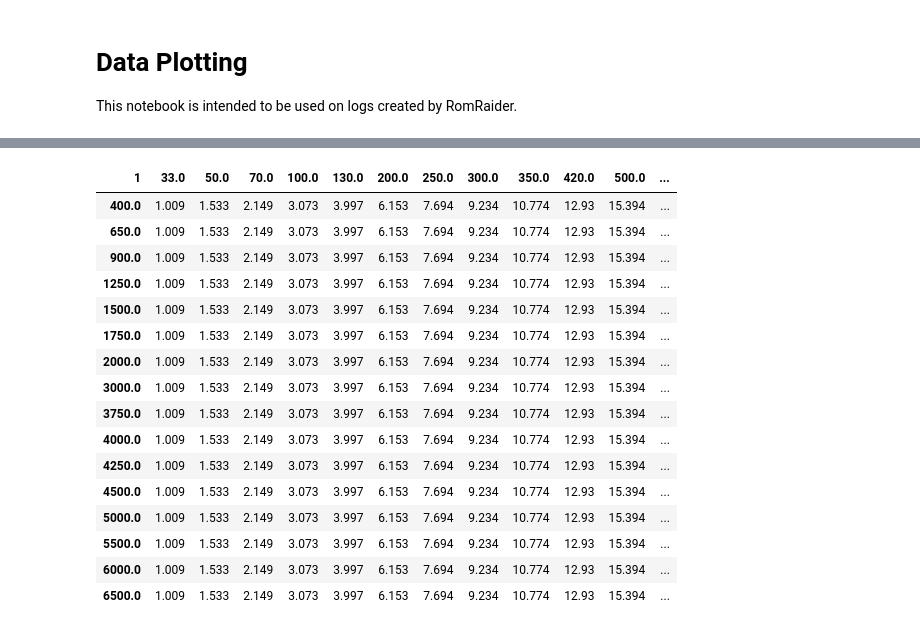
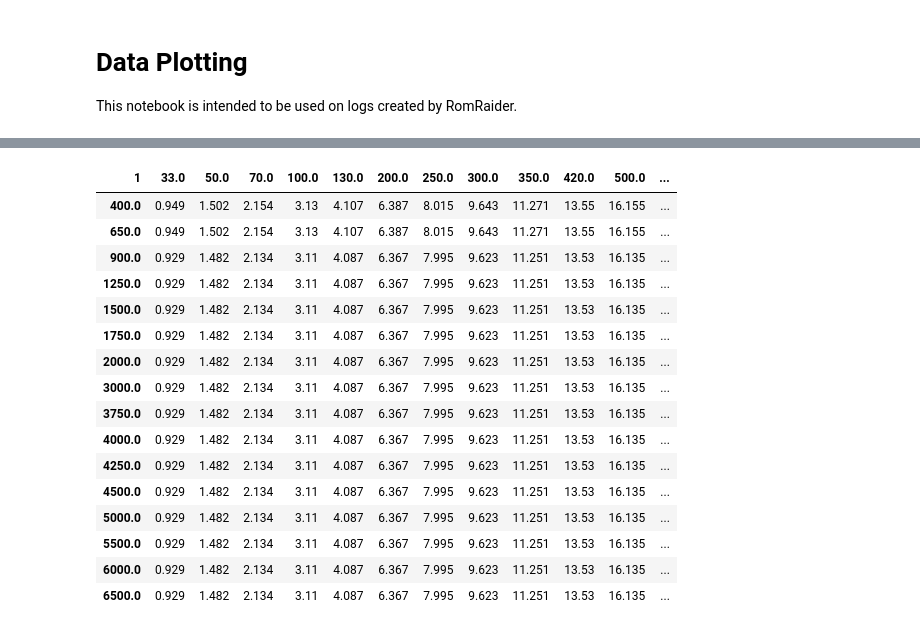
Before and after one commit to Mael-Le-Garrec/E46, a Jupyter notebook: Plot_Log_Data.ipynb, the cells around one changed output, grey strips where cells are left out. Drawn from its saved outputs; the diff is of its cells as text; code cells hidden in the pictures.

```diff
--- a/Plot_Log_Data.ipynb
+++ b/Plot_Log_Data.ipynb
@@ -21,6 +21,7 @@ pd.set_option('display.max_columns', None)
 # %%
 LOG_BASE_DIR = Path('logs/RomRaiders_Logs')
 
-all_logs = list(LOG_BASE_DIR.iterdir())
-pprint(all_logs)
+import subprocess
+res = subprocess.check_output(f'tree --du -h {LOG_BASE_DIR}', shell=True).decode('utf8')
+print(res)
 # %% [output]
@@ -73,0 +95,2 @@ Linear fit function: 0.030803727864418647 +  -0.007385360127617702
+# %%
+slope, intercept = plot_log(df1)
@@ -158,4 +170,7 @@ ax.legend()
 # %%
+from io import StringIO
+import pyperclip
+
 def read_map(s):
     rows = s.split('\n')
     m = [r.split('\t') for r in rows]
@@ -177,10 +192,8 @@ def read_map(s):
     return df
 
 
-def apply_linear(fuel_map, function):
-    slope = function[0]
-    intercept = function[1]
-
+def apply_linear(fuel_map, slope, intercept):
+    print(f'Applying function {slope} x + {intercept}')
     new_map = fuel_map.copy()
     for i in range(len(fuel_map.columns)):
         new_map.iloc[:,i] = (fuel_map.columns * slope + intercept)[i].round(3)
@@ -189,29 +202,44 @@ def apply_linear(fuel_map, function):
 
 
 # Read the fuel map from RomRaider
-fuel_map = read_map('''[Table3D]
+fuel_map = read_map('''
+[Table3D]
 33.000274017	49.998488379	70.00636164299999	99.996976758	130.008786654	199.993953516	249.99244189499998	299.990930274	349.989418653	419.99578029599996	500.006078571	600.003055329
-400.0	0.78	1.1280000000000001	1.624	2.312	3.056	4.924	6.264	7.66	9.18	11.396	13.564	16.276
-650.0	0.78	1.1280000000000001	1.54	2.22	2.904	4.616	5.88	7.252	8.74	10.552	12.56	15.072000000000001
-900.0	0.78	1.112	1.54	2.24	2.86	4.468	5.74	7.0	8.34	10.32	12.428	14.912
-1250.0	0.78	1.084	1.512	2.212	2.86	4.58	5.78	7.132000000000001	8.56	10.476	12.472	14.96
-1500.0	0.78	1.112	1.52	2.232	2.9	4.62	5.84	7.1000000000000005	8.5	10.376	12.448	14.936
-1750.0	0.78	1.1280000000000001	1.52	2.22	2.92	4.62	5.848	7.1000000000000005	8.392	10.428	12.464	14.956
-2000.0	0.78	1.1400000000000001	1.52	2.22	2.94	4.62	5.8	7.04	8.32	10.128	12.32	14.64
-3000.0	0.78	1.168	1.56	2.2600000000000002	2.96	4.572	5.74	6.988	8.292	10.116	12.204	14.452
-3750.0	0.78	1.108	1.552	2.232	2.932	4.468	5.7	6.92	8.184000000000001	9.912	12.152000000000001	14.584
-4000.0	0.78	1.096	1.576	2.2520000000000002	2.92	4.492	5.672	6.944	8.18	9.948	12.216000000000001	14.66
-4250.0	0.78	1.092	1.552	2.24	2.872	4.46	5.66	6.928	8.152000000000001	9.856	12.120000000000001	14.544
-4500.0	0.78	1.096	1.56	2.232	2.892	4.42	5.628	6.932	8.08	9.836	12.280000000000001	14.544
-5000.0	0.78	1.092	1.592	2.2	2.86	4.42	5.672	6.88	8.06	9.944	12.172	14.464
-5500.0	0.78	1.096	1.616	2.232	2.86	4.42	5.66	6.852	8.104000000000001	9.944	12.012	14.464
-6000.0	0.78	1.12	1.568	2.24	2.88	4.5120000000000005	5.68	6.872	8.28	10.148	12.012	14.464
-6500.0	0.78	1.08	1.512	2.36	2.904	4.5440000000000005	5.696	6.896	8.216	10.284	12.152000000000001	14.584''')
+400.0	0.844	1.208	1.62	2.3040000000000003	3.024	4.9	6.264	7.664000000000001	9.096	11.36	13.524000000000001	16.232
+650.0	0.78	1.12	1.5	2.132	2.8000000000000003	4.5360000000000005	5.8	7.096	8.424	10.52	12.524000000000001	15.028
+900.0	0.78	1.096	1.532	2.12	2.856	4.556	5.84	7.2	8.44	10.46	12.452	14.944
+1250.0	0.78	1.084	1.528	2.204	2.88	4.596	5.82	7.2	8.52	10.432	12.424	14.904
+1500.0	0.78	1.1360000000000001	1.54	2.204	2.896	4.556	5.832	7.112	8.46	10.428	12.416	14.896
+1750.0	0.78	1.1440000000000001	1.528	2.204	2.924	4.572	5.828	7.152	8.512	10.42	12.408	14.888
+2000.0	0.78	1.16	1.536	2.216	2.916	4.54	5.792	7.0200000000000005	8.272	10.208	12.272	14.584
+3000.0	0.78	1.164	1.572	2.2760000000000002	2.932	4.5360000000000005	5.708	6.936	8.22	10.028	12.040000000000001	14.332
+3750.0	0.78	1.108	1.552	2.12	2.852	4.432	5.676	6.876	8.096	9.852	12.068	14.484
+4000.0	0.78	1.1	1.532	2.2	2.848	4.408	5.656	6.912	8.124	9.864	12.176	14.612
+4250.0	0.78	1.096	1.536	2.192	2.828	4.392	5.676	6.884	8.108	9.8	12.056000000000001	14.468
+4500.0	0.78	1.1	1.54	2.196	2.844	4.424	5.596	6.876	8.028	9.792	12.06	14.472
+5000.0	0.78	1.096	1.536	2.192	2.84	4.42	5.636	6.852	8.040000000000001	9.816	11.996	14.42
+5500.0	0.78	1.1	1.54	2.196	2.84	4.42	5.632	6.84	8.048	9.804	11.992	14.44
+6000.0	0.78	1.12	1.568	2.24	2.876	4.468	5.644	6.772	8.016	9.784	12.004	14.456
+6500.0	0.78	1.088	1.524	2.176	2.84	4.5600000000000005	5.648	6.832	8.184000000000001	9.968	12.144	14.576
+'''[1:-1])
 
 # Apply the Affine Function to it
-new_fuel_map = apply_linear(fuel_map, linear_func)
+new_fuel_map = apply_linear(fuel_map, slope, intercept)
 
+# Add a bit of IPW (+0.02) to sub-idle (< 720) to help if we drop below
+rows = new_fuel_map.index[new_fuel_map.index < 720]
+new_fuel_map.loc[rows] += 0.02
 
+# Tinker a bit with the representation of the DataFrame so we can copy it to RomRaider
+# The first row needs to be moved one cell to the left
+# And [Table3D] added as the first row
+csv = new_fuel_map.to_csv(sep='\t')[1:]
+csv = '[Table3D]\n' + csv
+
+# Copy the table to the clipboard
+pyperclip.copy(csv)
+
+# Display the two maps
 display(fuel_map)
 display(new_fuel_map)
 # %% [output]
@@ -235,17 +264,17 @@ display(new_fuel_map)
 | 1 | 33.0 | 50.0 | 70.0 | 100.0 | 130.0 | 200.0 | 250.0 | 300.0 | 350.0 | 420.0 | 500.0 | ... |
-| 400.0 | 1.009 | 1.533 | 2.149 | 3.073 | 3.997 | 6.153 | 7.694 | 9.234 | 10.774 | 12.93 | 15.394 | ... |
-| 650.0 | 1.009 | 1.533 | 2.149 | 3.073 | 3.997 | 6.153 | 7.694 | 9.234 | 10.774 | 12.93 | 15.394 | ... |
-| 900.0 | 1.009 | 1.533 | 2.149 | 3.073 | 3.997 | 6.153 | 7.694 | 9.234 | 10.774 | 12.93 | 15.394 | ... |
-| 1250.0 | 1.009 | 1.533 | 2.149 | 3.073 | 3.997 | 6.153 | 7.694 | 9.234 | 10.774 | 12.93 | 15.394 | ... |
-| 1500.0 | 1.009 | 1.533 | 2.149 | 3.073 | 3.997 | 6.153 | 7.694 | 9.234 | 10.774 | 12.93 | 15.394 | ... |
-| 1750.0 | 1.009 | 1.533 | 2.149 | 3.073 | 3.997 | 6.153 | 7.694 | 9.234 | 10.774 | 12.93 | 15.394 | ... |
-| 2000.0 | 1.009 | 1.533 | 2.149 | 3.073 | 3.997 | 6.153 | 7.694 | 9.234 | 10.774 | 12.93 | 15.394 | ... |
-| 3000.0 | 1.009 | 1.533 | 2.149 | 3.073 | 3.997 | 6.153 | 7.694 | 9.234 | 10.774 | 12.93 | 15.394 | ... |
-| 3750.0 | 1.009 | 1.533 | 2.149 | 3.073 | 3.997 | 6.153 | 7.694 | 9.234 | 10.774 | 12.93 | 15.394 | ... |
-| 4000.0 | 1.009 | 1.533 | 2.149 | 3.073 | 3.997 | 6.153 | 7.694 | 9.234 | 10.774 | 12.93 | 15.394 | ... |
-| 4250.0 | 1.009 | 1.533 | 2.149 | 3.073 | 3.997 | 6.153 | 7.694 | 9.234 | 10.774 | 12.93 | 15.394 | ... |
-| 4500.0 | 1.009 | 1.533 | 2.149 | 3.073 | 3.997 | 6.153 | 7.694 | 9.234 | 10.774 | 12.93 | 15.394 | ... |
-| 5000.0 | 1.009 | 1.533 | 2.149 | 3.073 | 3.997 | 6.153 | 7.694 | 9.234 | 10.774 | 12.93 | 15.394 | ... |
-| 5500.0 | 1.009 | 1.533 | 2.149 | 3.073 | 3.997 | 6.153 | 7.694 | 9.234 | 10.774 | 12.93 | 15.394 | ... |
-| 6000.0 | 1.009 | 1.533 | 2.149 | 3.073 | 3.997 | 6.153 | 7.694 | 9.234 | 10.774 | 12.93 | 15.394 | ... |
-| 6500.0 | 1.009 | 1.533 | 2.149 | 3.073 | 3.997 | 6.153 | 7.694 | 9.234 | 10.774 | 12.93 | 15.394 | ... |
+| 400.0 | 0.949 | 1.502 | 2.154 | 3.13 | 4.107 | 6.387 | 8.015 | 9.643 | 11.271 | 13.55 | 16.155 | ... |
+| 650.0 | 0.949 | 1.502 | 2.154 | 3.13 | 4.107 | 6.387 | 8.015 | 9.643 | 11.271 | 13.55 | 16.155 | ... |
+| 900.0 | 0.929 | 1.482 | 2.134 | 3.11 | 4.087 | 6.367 | 7.995 | 9.623 | 11.251 | 13.53 | 16.135 | ... |
+| 1250.0 | 0.929 | 1.482 | 2.134 | 3.11 | 4.087 | 6.367 | 7.995 | 9.623 | 11.251 | 13.53 | 16.135 | ... |
+| 1500.0 | 0.929 | 1.482 | 2.134 | 3.11 | 4.087 | 6.367 | 7.995 | 9.623 | 11.251 | 13.53 | 16.135 | ... |
+| 1750.0 | 0.929 | 1.482 | 2.134 | 3.11 | 4.087 | 6.367 | 7.995 | 9.623 | 11.251 | 13.53 | 16.135 | ... |
+| 2000.0 | 0.929 | 1.482 | 2.134 | 3.11 | 4.087 | 6.367 | 7.995 | 9.623 | 11.251 | 13.53 | 16.135 | ... |
+| 3000.0 | 0.929 | 1.482 | 2.134 | 3.11 | 4.087 | 6.367 | 7.995 | 9.623 | 11.251 | 13.53 | 16.135 | ... |
+| 3750.0 | 0.929 | 1.482 | 2.134 | 3.11 | 4.087 | 6.367 | 7.995 | 9.623 | 11.251 | 13.53 | 16.135 | ... |
+| 4000.0 | 0.929 | 1.482 | 2.134 | 3.11 | 4.087 | 6.367 | 7.995 | 9.623 | 11.251 | 13.53 | 16.135 | ... |
+| 4250.0 | 0.929 | 1.482 | 2.134 | 3.11 | 4.087 | 6.367 | 7.995 | 9.623 | 11.251 | 13.53 | 16.135 | ... |
+| 4500.0 | 0.929 | 1.482 | 2.134 | 3.11 | 4.087 | 6.367 | 7.995 | 9.623 | 11.251 | 13.53 | 16.135 | ... |
+| 5000.0 | 0.929 | 1.482 | 2.134 | 3.11 | 4.087 | 6.367 | 7.995 | 9.623 | 11.251 | 13.53 | 16.135 | ... |
+| 5500.0 | 0.929 | 1.482 | 2.134 | 3.11 | 4.087 | 6.367 | 7.995 | 9.623 | 11.251 | 13.53 | 16.135 | ... |
+| 6000.0 | 0.929 | 1.482 | 2.134 | 3.11 | 4.087 | 6.367 | 7.995 | 9.623 | 11.251 | 13.53 | 16.135 | ... |
+| 6500.0 | 0.929 | 1.482 | 2.134 | 3.11 | 4.087 | 6.367 | 7.995 | 9.623 | 11.251 | 13.53 | 16.135 | ... |
```
Also changed, not shown: parts of 9 cells of this notebook, 3 other files.
